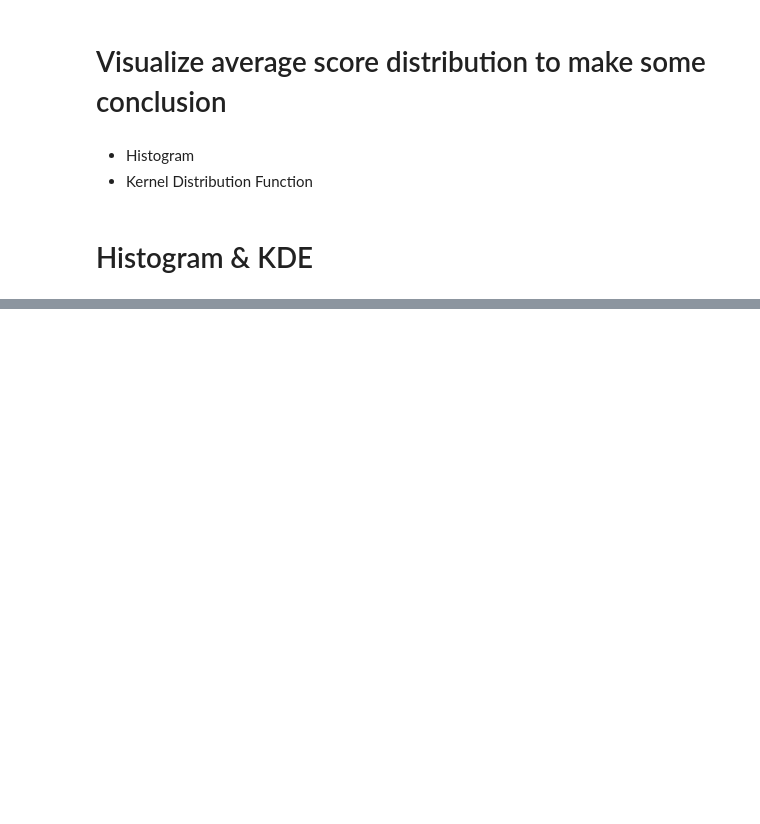
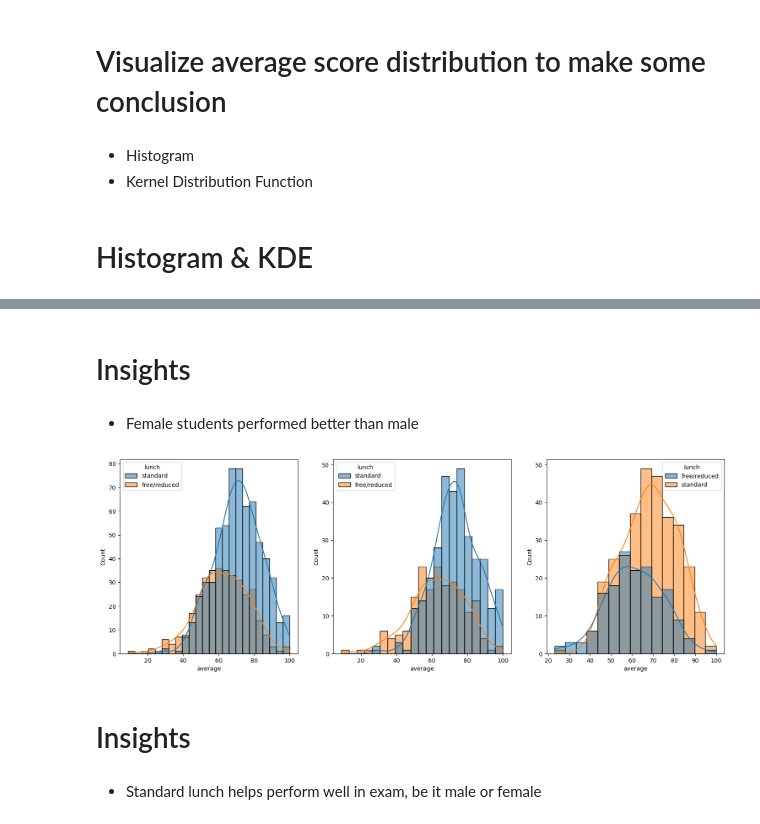
Before and after one commit to Azhar965/mlproject1, a Jupyter notebook: notebook/EDA STUDENT PERFORMANCE.ipynb, the cells around one changed output, grey strips where cells are left out. Drawn from its saved outputs; the diff is of its cells as text; code cells hidden in the pictures; blank space fills up the shorter version.

```diff
--- a/notebook/EDA STUDENT PERFORMANCE.ipynb
+++ b/notebook/EDA STUDENT PERFORMANCE.ipynb
@@ -208,0 +220,19 @@ plt.show()
+# %% [markdown]
+# Insights
+# %% [markdown]
+* Female students performed better than male
+# %%
+plt.figure(figsize=(25, 6))
+plt.subplot(141)
+sns.histplot(data=df,x='average',kde=True,hue='lunch')
+plt.subplot(142)
+sns.histplot(data=df[df.gender=='female'],x='average',kde=True,hue='lunch')
+plt.subplot(143)
+sns.histplot(data=df[df.gender=='male'],x='average',kde=True,hue='lunch')
+plt.show()
+# %% [output]
+[figure, added]
+# %% [markdown]
+# Insights
+# %% [markdown]
+* Standard lunch helps perform well in exam, be it male or female
```
Also changed, not shown: parts of 2 cells of this notebook.
